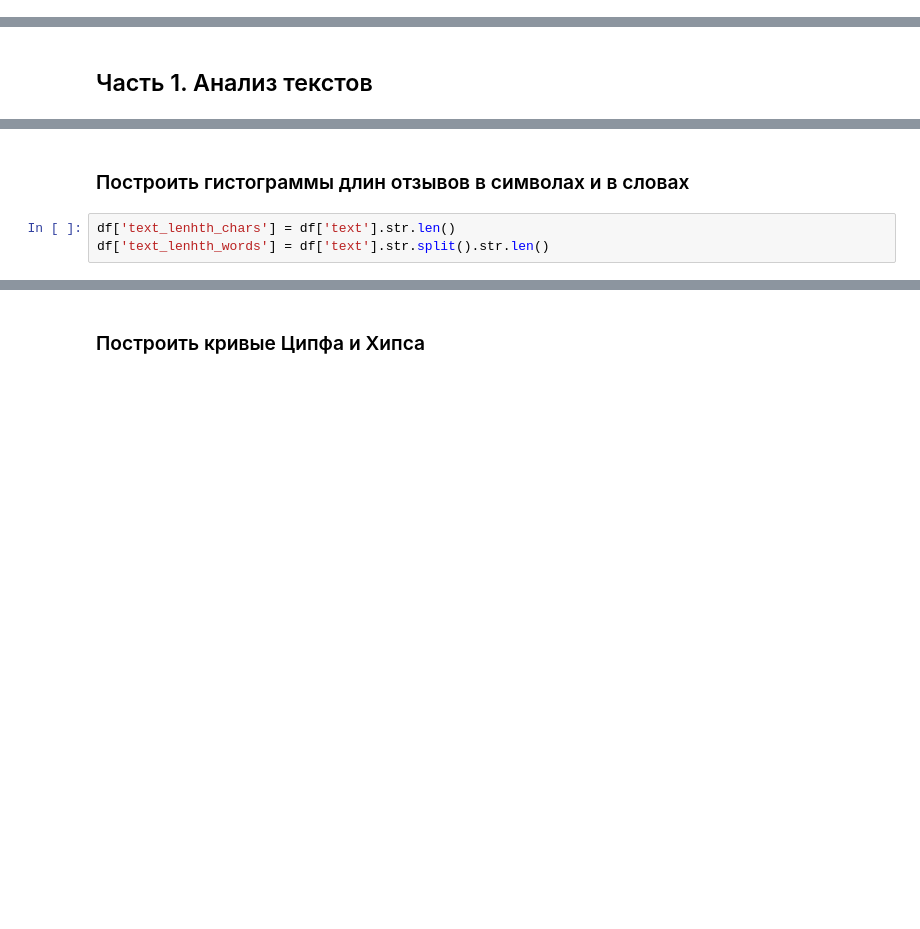
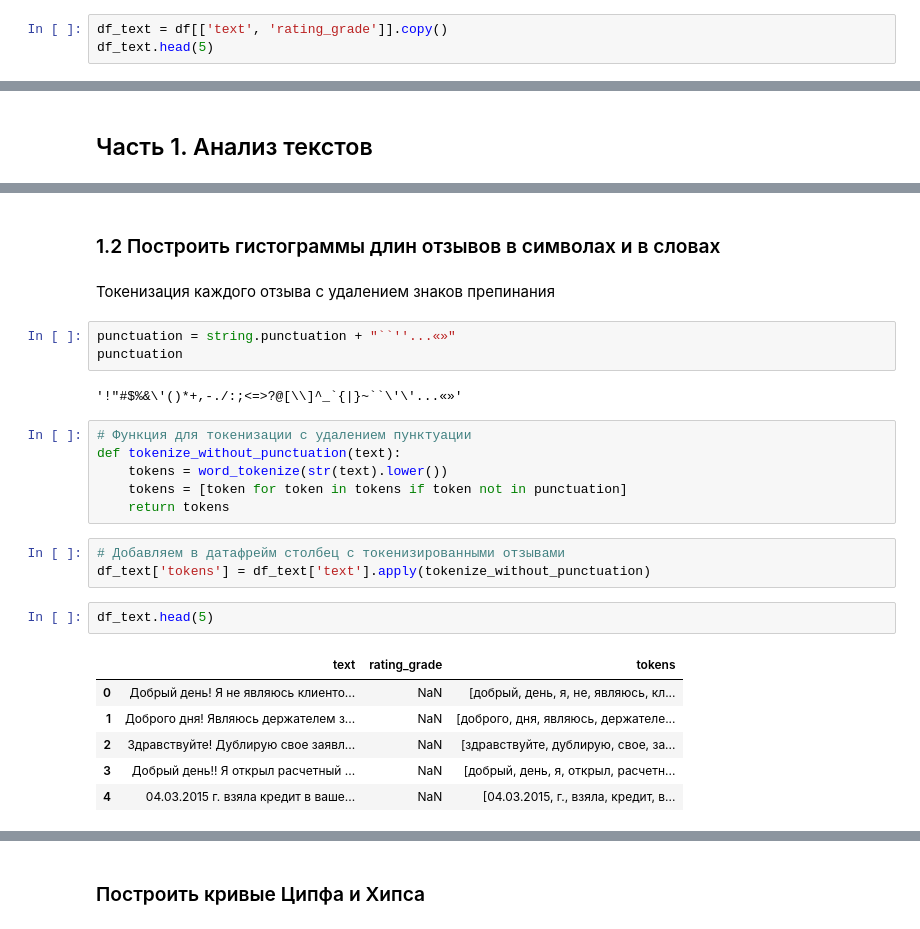
Before and after one commit to BalshowAndrew/netol_classes02, a Jupyter notebook: nlp/03_hw_banki_TM_and_classification.ipynb, the cells around one changed output, grey strips where cells are left out. Drawn from its saved outputs; the diff is of its cells as text; blank space fills up the shorter version.

```diff
--- a/nlp/03_hw_banki_TM_and_classification.ipynb
+++ b/nlp/03_hw_banki_TM_and_classification.ipynb
@@ -59,3 +112,6 @@ df.head()
 | 2 | г. Москва | False | Двойное списание за один товар. | 1 | лицензия № 2562 | Vladimir84 | Бинбанк | 2015-06-05 20:14:28 | ... |
 | 3 | г. Ставрополь | False | Меняют проценты комиссии не преду... | 2 | лицензия № 1481 | 643609 | Сбербанк России | 2015-06-05 13:51:01 | ... |
 | 4 | г. Челябинск | False | Верните денежные средства за стра... | 1 | лицензия № 2766 | anfisa-2003 | ОТП Банк | 2015-06-05 10:58:12 | ... |
+# %%
+df_text = df[['text', 'rating_grade']].copy()
+df_text.head(5)
@@ -102,5 +169,27 @@ Name: count, Length: 670, dtype: int64
 # %% [markdown]
-### Построить гистограммы длин отзывов в символах и в словах
+### 1.2 Построить гистограммы длин отзывов в символах и в словах
-# %%
-df['text_lenhth_chars'] = df['text'].str.len()
-df['text_lenhth_words'] = df['text'].str.split().str.len()
+# %% [markdown]
+Токенизация каждого отзыва с удалением знаков препинания
+# %%
+punctuation = string.punctuation + "``''...«»"
+punctuation
+# %% [output]
+'!"#$%&\'()*+,-./:;<=>?@[\\]^_`{|}~``\'\'...«»'
+# %%
+# Функция для токенизации с удалением пунктуации
+def tokenize_without_punctuation(text):
+    tokens = word_tokenize(str(text).lower())
+    tokens = [token for token in tokens if token not in punctuation]
+    return tokens
+# %%
+# Добавляем в датафрейм столбец с токенизированными отзывами
+df_text['tokens'] = df_text['text'].apply(tokenize_without_punctuation)
+# %%
+df_text.head(5)
+# %% [output]
+|  | text | rating_grade | tokens |
+| 0 | Добрый день! Я не являюсь клиенто... | NaN | [добрый, день, я, не, являюсь, кл... |
+| 1 | Доброго дня! Являюсь держателем з... | NaN | [доброго, дня, являюсь, держателе... |
+| 2 | Здравствуйте! Дублирую свое заявл... | NaN | [здравствуйте, дублирую, свое, за... |
+| 3 | Добрый день!! Я открыл расчетный ... | NaN | [добрый, день, я, открыл, расчетн... |
+| 4 | 04.03.2015 г. взяла кредит в ваше... | NaN | [04.03.2015, г., взяла, кредит, в... |
```
Also changed, not shown: parts of 46 cells of this notebook, 1 other file.
